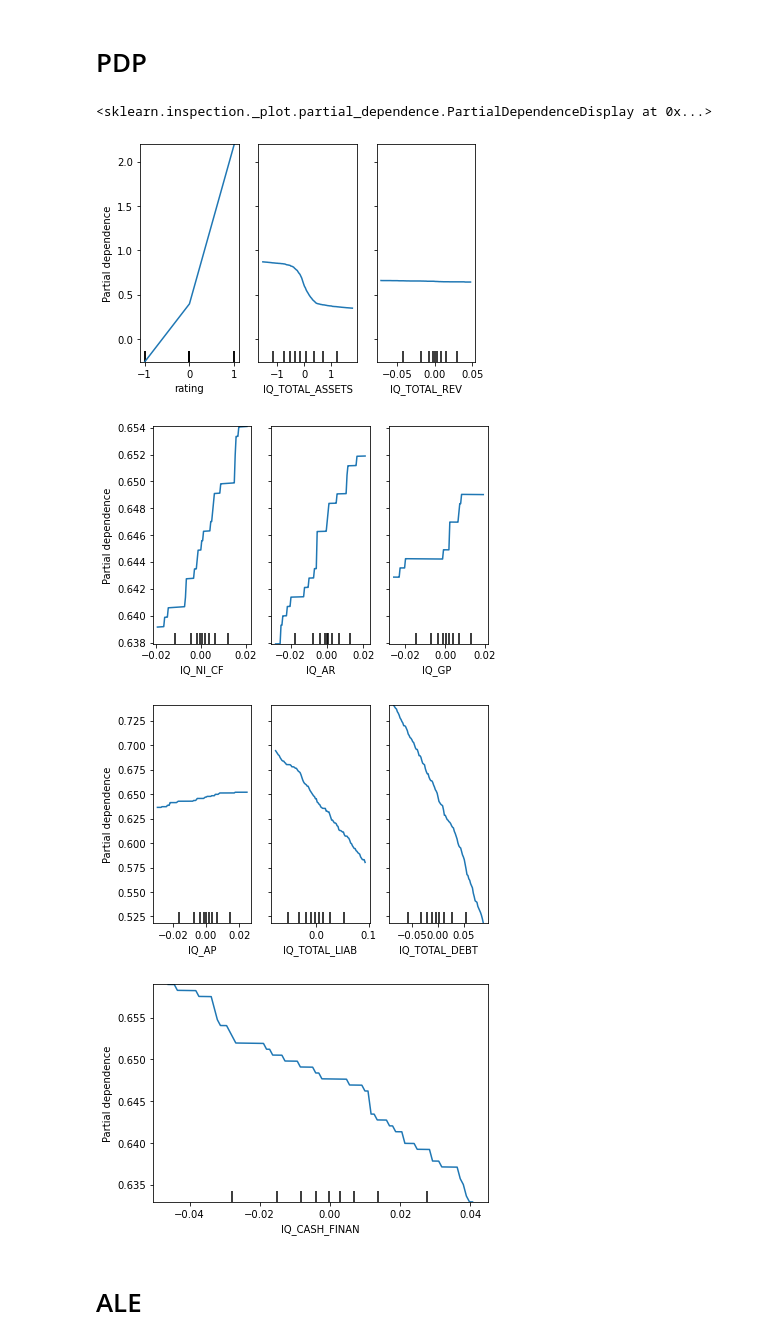
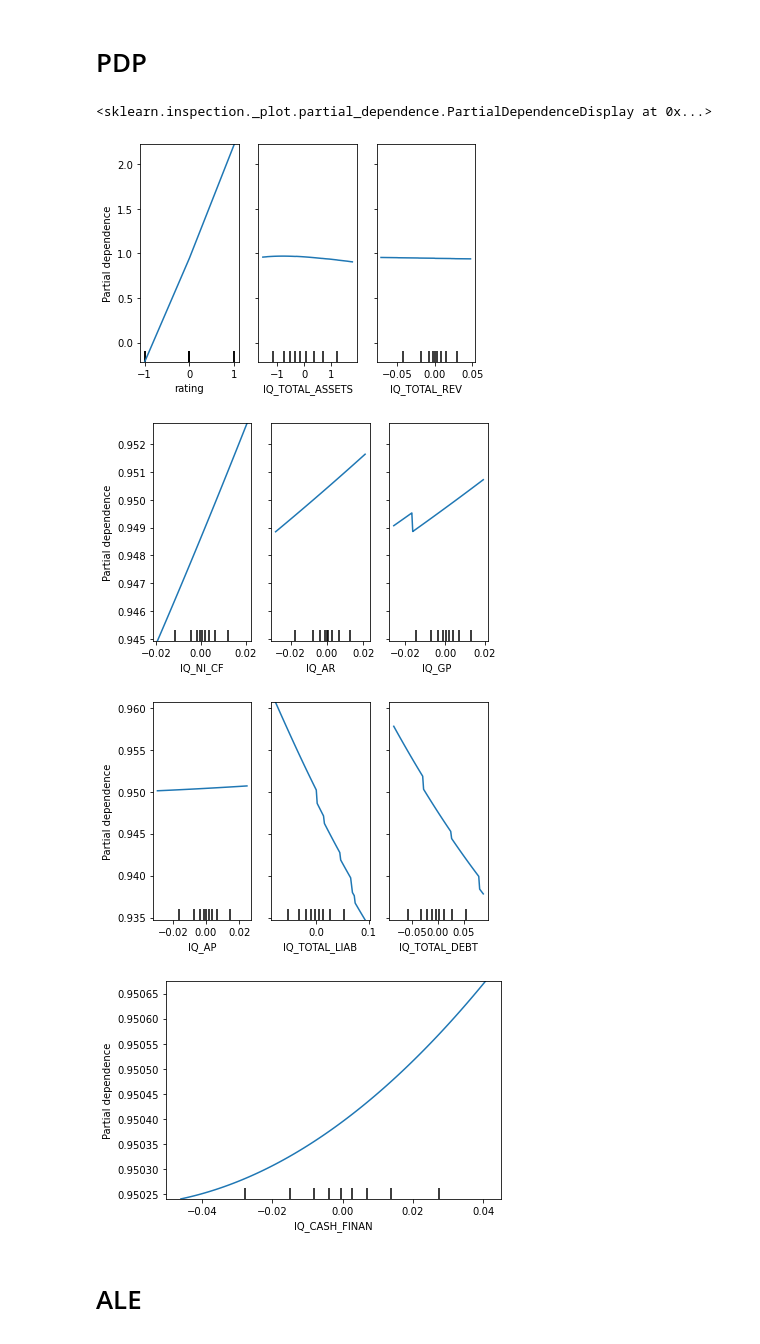
Before and after one commit to yedidv/credit_rating_predictions, a Jupyter notebook: Interpretability.ipynb, the cells around one changed output. Saved outputs shown, nothing was run; the diff lists cells and outputs as text; code cells hidden in the pictures.

Commit message:
rbf model used instead

```diff
--- a/Interpretability.ipynb
+++ b/Interpretability.ipynb
@@ -11,7 +11,7 @@ from matplotlib import pyplot as plt
 from sklearn.inspection import plot_partial_dependence
 # %%
 ## Load the sigmoid model
-sigmoid = pickle.load(open('sigmoid_model.sav', 'rb'))
+model = pickle.load(open('rbf_model.sav', 'rb'))
 
 ## Load in the data
 ## Read in csv
@@ -39,7 +39,7 @@ test_x, test_y = SplitData(test)
 
 ## Look at the initial model accuracy
 print(
-    accuracy_score(sigmoid.predict(test_x), test_y)
+    accuracy_score(model.predict(test_x), test_y)
 )
 print(df.shape)
 cols = df.columns.tolist()
@@ -126,16 +98,16 @@ plot_partial_dependence(sigmoid, train_x.sample(100,random_state=1), [9],target=
 # %% [markdown]
 # PDP
 # %%
-plot_partial_dependence(sigmoid, train_x, [0,1,2],target=1)
-plot_partial_dependence(sigmoid, train_x, [3,4,5],target=1)
-plot_partial_dependence(sigmoid, train_x, [6,7,8],target=1)
-plot_partial_dependence(sigmoid, train_x, [9],target=1)
+plot_partial_dependence(model, train_x, [0,1,2],target=1)
+plot_partial_dependence(model, train_x, [3,4,5],target=1)
+plot_partial_dependence(model, train_x, [6,7,8],target=1)
+plot_partial_dependence(model, train_x, [9],target=1)
 # %% [output]
 <sklearn.inspection._plot.partial_dependence.PartialDependenceDisplay at 0x...>
-[figure, old version]
+[figure, new version]
-[figure, old version]
+[figure, new version]
-[figure, old version]
+[figure, new version]
-[figure, old version]
+[figure, new version]
 # %% [markdown]
 # ALE
 # %%
```
Also changed, not shown: parts of 8 cells of this notebook, 2 other files.
